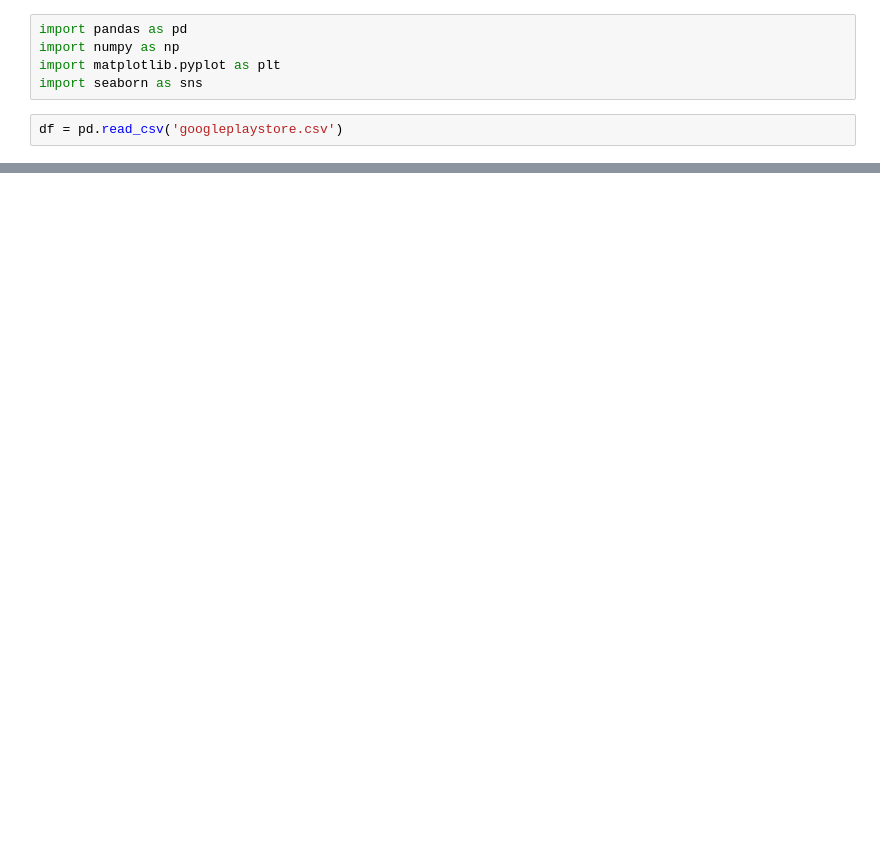
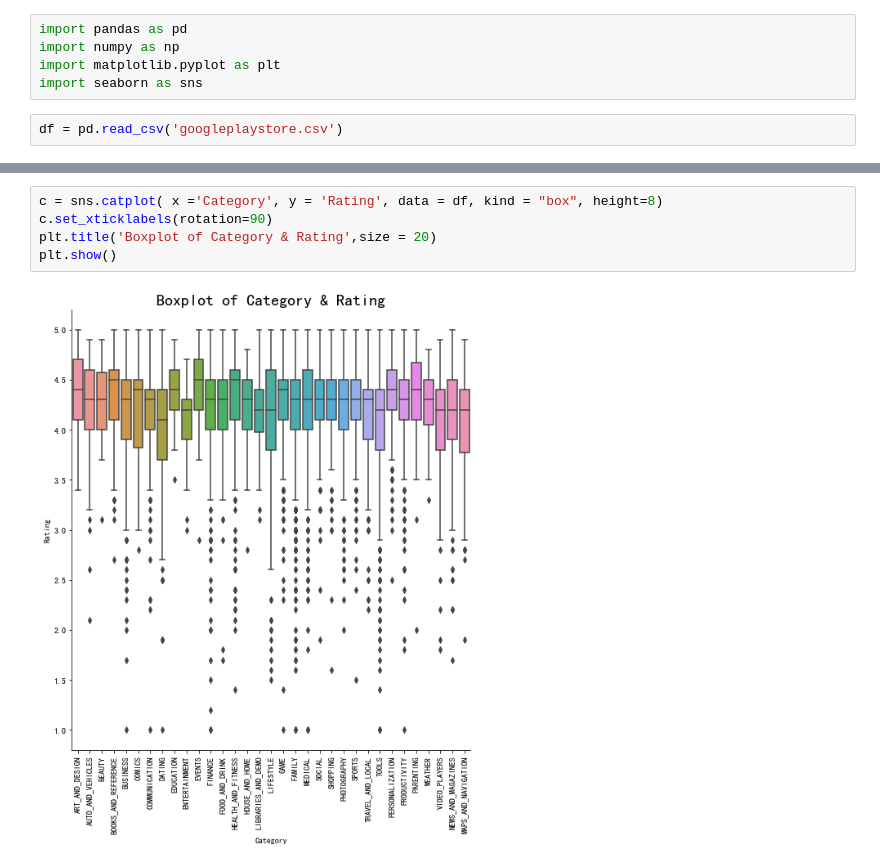
Before and after one commit to schien0525/data_project, a Jupyter notebook: Google Play Store Apps/GooglePlay.ipynb, the cells around one changed output, grey strips where cells are left out. Drawn from its saved outputs; the diff is of its cells as text; blank space fills up the shorter version.

```diff
--- a/Google Play Store Apps/GooglePlay.ipynb
+++ b/Google Play Store Apps/GooglePlay.ipynb
@@ -21,0 +104,7 @@ df.head(10)
+# %%
+c = sns.catplot( x ='Category', y = 'Rating', data = df, kind = "box", height=8)
+c.set_xticklabels(rotation=90)
+plt.title('Boxplot of Category & Rating',size = 20)
+plt.show()
+# %% [output]
+[figure, added]
```
Also changed, not shown: parts of 16 cells of this notebook.
